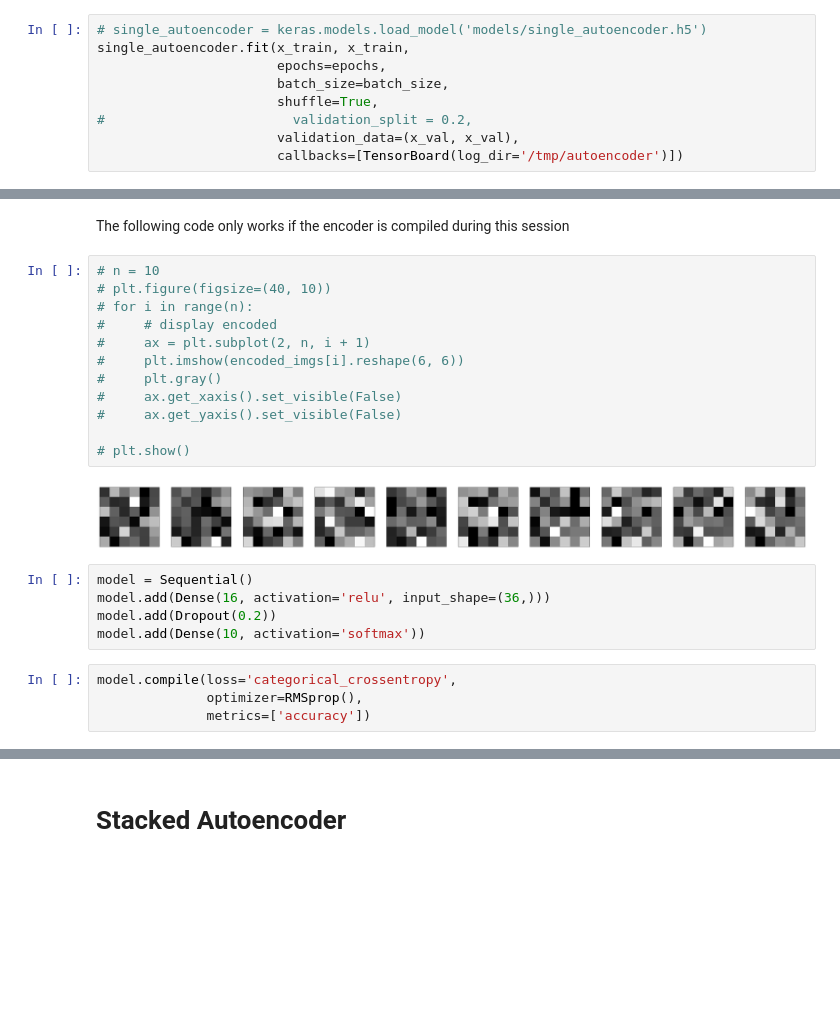
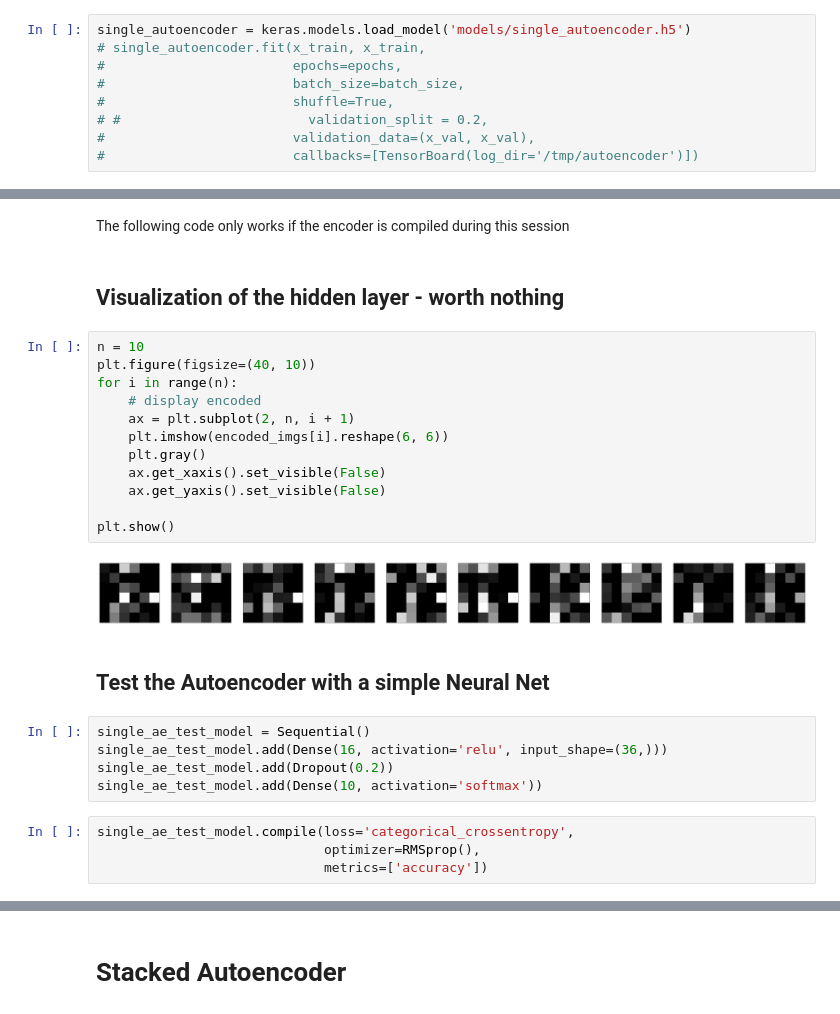
Before and after one commit to philippgrafendorfe/stackedautoencoders, a Jupyter notebook: MNIST_Autoencoder.ipynb, the cells around one changed output, grey strips where cells are left out. Cells and saved outputs as stored; diff of their text form; blank space fills up the shorter version.

```diff
--- a/MNIST_Autoencoder.ipynb
+++ b/MNIST_Autoencoder.ipynb
@@ -91,11 +158,11 @@ _________________________________________________________________
 # %% [markdown]
 ### Train or load single autoencoder model
 # %%
-# single_autoencoder = keras.models.load_model('models/single_autoencoder.h5')
-single_autoencoder.fit(x_train, x_train,
-                       epochs=epochs,
-                       batch_size=batch_size,
-                       shuffle=True,
-#                        validation_split = 0.2,
-                       validation_data=(x_val, x_val),
-                       callbacks=[TensorBoard(log_dir='/tmp/autoencoder')])
+single_autoencoder = keras.models.load_model('models/single_autoencoder.h5')
+# single_autoencoder.fit(x_train, x_train,
+#                        epochs=epochs,
+#                        batch_size=batch_size,
+#                        shuffle=True,
+# #                        validation_split = 0.2,
+#                        validation_data=(x_val, x_val),
+#                        callbacks=[TensorBoard(log_dir='/tmp/autoencoder')])
@@ -163,27 +217,31 @@ plt.show()
 [figure]
 # %% [markdown]
 The following code only works if the encoder is compiled during this session
+# %% [markdown]
+## Visualization of the hidden layer - worth nothing
 # %%
-# n = 10
-# plt.figure(figsize=(40, 10))
-# for i in range(n):
-#     # display encoded
-#     ax = plt.subplot(2, n, i + 1)
-#     plt.imshow(encoded_imgs[i].reshape(6, 6))
-#     plt.gray()
-#     ax.get_xaxis().set_visible(False)
-#     ax.get_yaxis().set_visible(False)
+n = 10
+plt.figure(figsize=(40, 10))
+for i in range(n):
+    # display encoded
+    ax = plt.subplot(2, n, i + 1)
+    plt.imshow(encoded_imgs[i].reshape(6, 6))
+    plt.gray()
+    ax.get_xaxis().set_visible(False)
+    ax.get_yaxis().set_visible(False)
 
-# plt.show()
+plt.show()
 # %% [output]
-[figure, old version]
+[figure, new version]
+# %% [markdown]
+## Test the Autoencoder with a simple Neural Net
 # %%
-model = Sequential()
-model.add(Dense(16, activation='relu', input_shape=(36,)))
-model.add(Dropout(0.2))
-model.add(Dense(10, activation='softmax'))
+single_ae_test_model = Sequential()
+single_ae_test_model.add(Dense(16, activation='relu', input_shape=(36,)))
+single_ae_test_model.add(Dropout(0.2))
+single_ae_test_model.add(Dense(10, activation='softmax'))
 # %%
-model.compile(loss='categorical_crossentropy',
-              optimizer=RMSprop(),
-              metrics=['accuracy'])
+single_ae_test_model.compile(loss='categorical_crossentropy',
+                             optimizer=RMSprop(),
+                             metrics=['accuracy'])
 # %%
```
Also changed, not shown: parts of 52 cells of this notebook, 5 other files.
